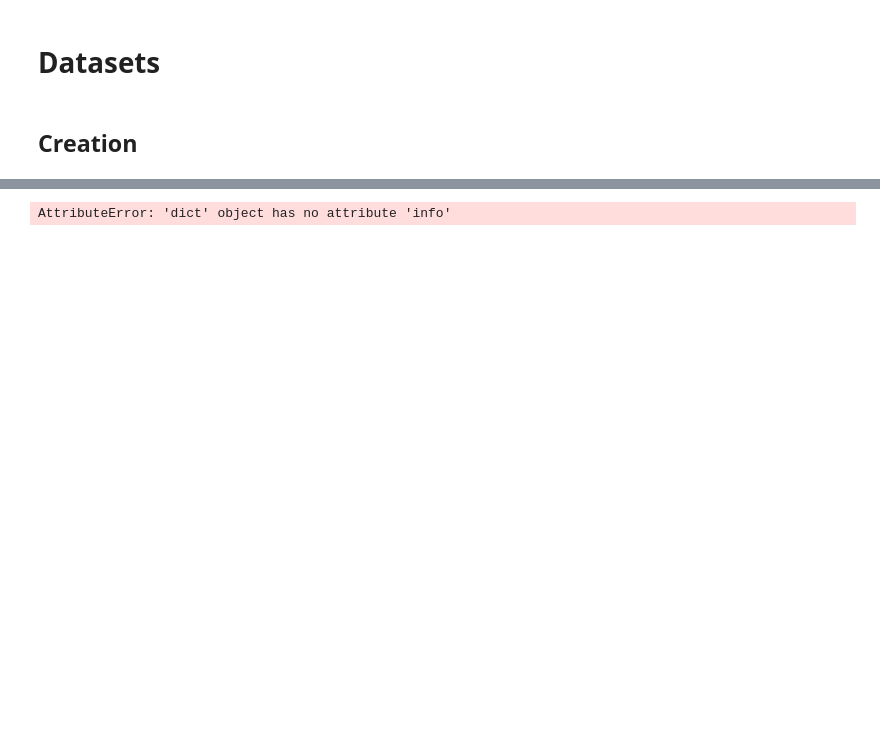
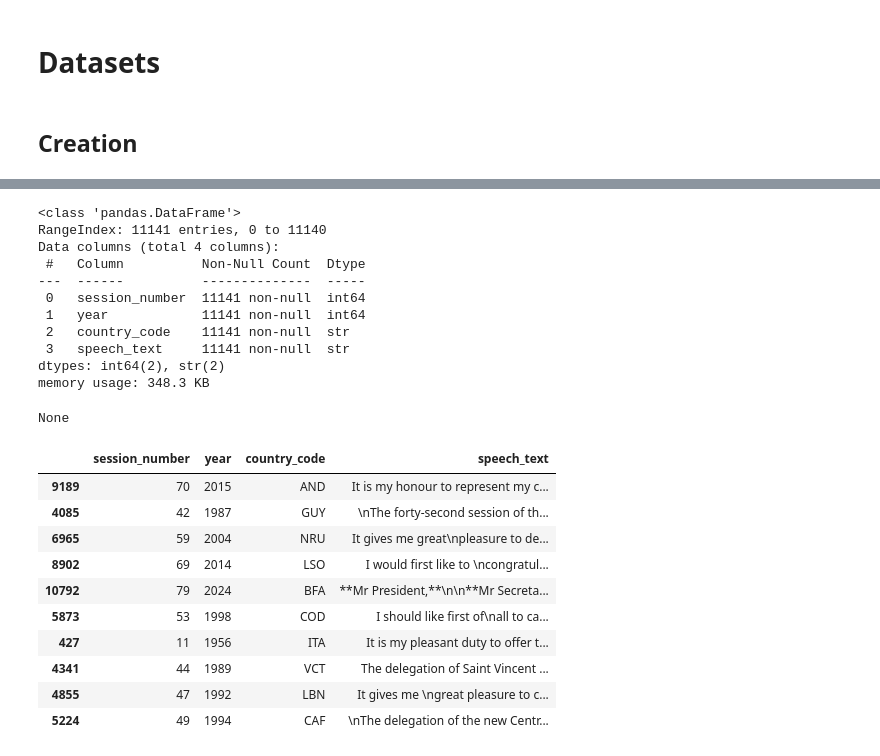
Before and after one commit to jacobgroot/FDS, a Jupyter notebook: exploratory_calixto.ipynb, the cells around one changed output, grey strips where cells are left out. Drawn from its saved outputs; the diff is of its cells as text; code cells hidden in the pictures; blank space fills up the shorter version.

```diff
--- a/exploratory_calixto.ipynb
+++ b/exploratory_calixto.ipynb
@@ -48,6 +59,27 @@ NameError: name 'Path' is not defined
-# %%
-# Create the text dataframe
-df_speeches = get_text_data()
-df_speeches.info()
-# %% [output]
-AttributeError: 'dict' object has no attribute 'info'
+# %%
+def create_speeches_df(root_dir):
+    root_dir = Path(root_dir)
+    data = []
+
+    # Iter for the folders inside TXT
+    for subfolder in sorted(root_dir.iterdir()):
+        if not subfolder.is_dir():
+            continue
+
+        # Extract session number and year from the folder name, e.g. "Session 25 - 1970"
+        match = re.match(r"Session (\d+) - (\d+)", subfolder.name)
+        if not match:
+            continue  # skip anything that doesn't match the expected pattern
+        session_number, year = int(match.group(1)), int(match.group(2))
+
+        for file in subfolder.iterdir():
+            if not file.is_file() or file.name.startswith("."):
+                continue
+
+            country_code = file.name.split("_")[0]
+            with open(file, encoding="utf-8") as f:
+                speech_text = f.read()
+
+            data.append([session_number, year, country_code, speech_text])
+
+    return pd.DataFrame(data, columns=['session_number', 'year', 'country_code', 'speech_text'])
@@ -53,0 +90,28 @@ AttributeError: 'dict' object has no attribute 'info'
+# %%
+df_speeches_raw = create_speeches_df('data/TXT')
+display(df_speeches_raw.info())
+display(df_speeches_raw.sample(10))
+# %% [output]
+<class 'pandas.DataFrame'>
+RangeIndex: 11141 entries, 0 to 11140
+Data columns (total 4 columns):
+ #   Column          Non-Null Count  Dtype
+---  ------          --------------  -----
+ 0   session_number  11141 non-null  int64
+ 1   year            11141 non-null  int64
+ 2   country_code    11141 non-null  str
+ 3   speech_text     11141 non-null  str
+dtypes: int64(2), str(2)
+memory usage: 348.3 KB
+None
+|  | session_number | year | country_code | speech_text |
+| 9189 | 70 | 2015 | AND | It is my honour to represent my c... |
+| 4085 | 42 | 1987 | GUY | ﻿\nThe forty-second session of th... |
+| 6965 | 59 | 2004 | NRU | It gives me great\npleasure to de... |
+| 8902 | 69 | 2014 | LSO | I would first like to \ncongratul... |
+| 10792 | 79 | 2024 | BFA | **Mr President,**\n\n**Mr Secreta... |
+| 5873 | 53 | 1998 | COD | I should like first of\nall to ca... |
+| 427 | 11 | 1956 | ITA | It is my pleasant duty to offer t... |
+| 4341 | 44 | 1989 | VCT | ﻿The delegation of Saint Vincent ... |
+| 4855 | 47 | 1992 | LBN | It gives me \ngreat pleasure to c... |
+| 5224 | 49 | 1994 | CAF | \nThe delegation of the new Centr... |
```
Also changed, not shown: parts of 15 cells of this notebook, 1 other file.
